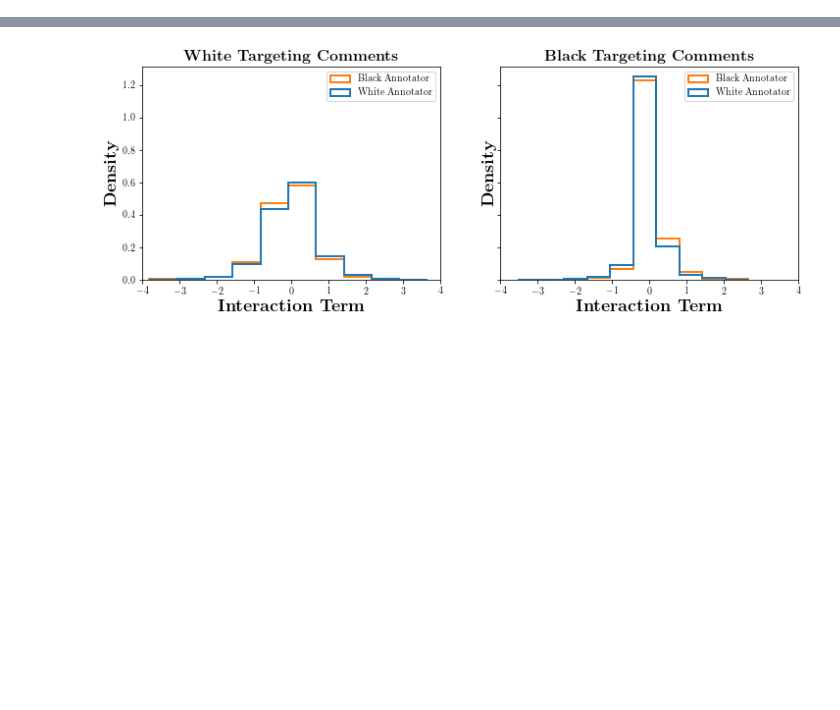
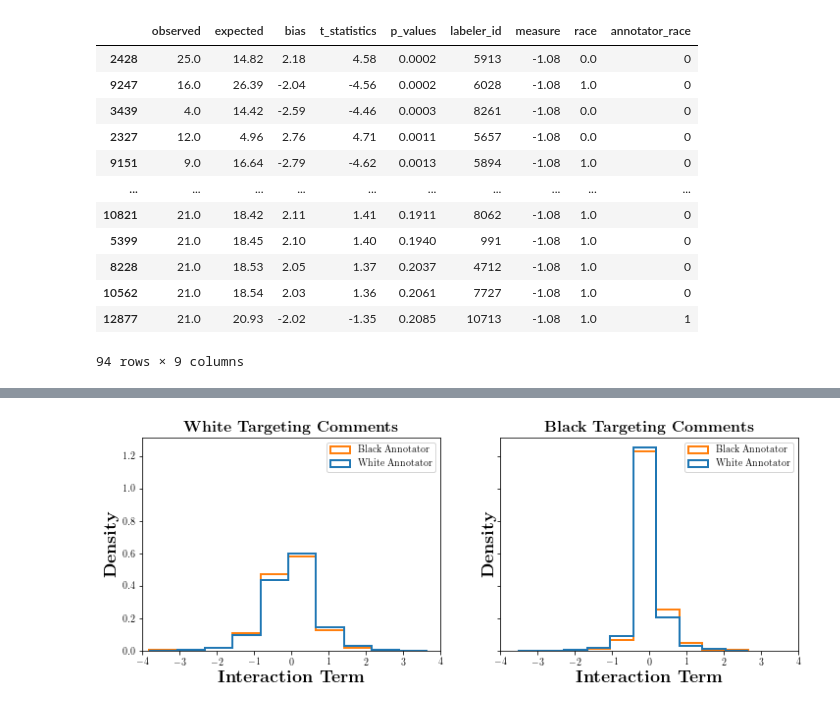
Before and after one commit to dlab-projects/annotator_sensitivity_irt, a Jupyter notebook: notebooks/analyze_exp04.ipynb, the cells around one changed output, grey strips where cells are left out. Saved outputs shown, nothing was run; the diff lists cells and outputs as text; code cells hidden in the pictures; blank space fills up the shorter version.

```diff
--- a/notebooks/analyze_exp04.ipynb
+++ b/notebooks/analyze_exp04.ipynb
@@ -34,6 +65,8 @@ with open(bias_path) as f:
 bias_pre = lines[4:-6]
 # %%
 n_samples = len(bias_pre)
+observed = np.zeros(n_samples)
+expected = np.zeros(n_samples)
 bias_size = np.zeros(n_samples)
 t_stats = np.zeros(n_samples)
 p_vals = np.zeros(n_samples)
@@ -43,6 +76,8 @@ race = np.zeros(n_samples)
 
 for idx, line in enumerate(bias_pre):
     processed = line.replace('|', ' ').replace('>', ' ').replace('<', ' ').split()
+    observed[idx] = float(processed[0])
+    expected[idx] = float(processed[1])
     bias_size[idx] = float(processed[4])
     t_stats[idx] = float(processed[6])
     p_vals[idx] = float(processed[8])
@@ -54,6 +89,8 @@ for idx, line in enumerate(bias_pre):
         race[idx] = 1
 # %%
 df = pd.DataFrame({
+    'observed': observed,
+    'expected': expected,
     'bias': bias_size,
     't_statistics': t_stats,
     'p_values': p_vals,
@@ -68,3 +105,20 @@ subview = data[data['labeler_id'].isin(df['labeler_id'])].drop_duplicates('label
 df.loc[df['labeler_id'].isin(subview[subview[annotator_race_to_col['black']] == 1]['labeler_id']), 'annotator_race'] = 1
 # %%
 df.to_csv('interaction_term.csv')
+# %%
+df[((df['bias'] < 3) & (df['bias'] > 2)) |
+   ((df['bias'] > -3) & (df['bias'] < -2))].sort_values('p_values')
+# %% [output]
+|  | observed | expected | bias | t_statistics | p_values | labeler_id | measure | race | annotator_race |
+| 2428 | 25.0 | 14.82 | 2.18 | 4.58 | 0.0002 | 5913 | -1.08 | 0.0 | 0 |
+| 9247 | 16.0 | 26.39 | -2.04 | -4.56 | 0.0002 | 6028 | -1.08 | 1.0 | 0 |
+| 3439 | 4.0 | 14.42 | -2.59 | -4.46 | 0.0003 | 8261 | -1.08 | 0.0 | 0 |
+| 2327 | 12.0 | 4.96 | 2.76 | 4.71 | 0.0011 | 5657 | -1.08 | 0.0 | 0 |
+| 9151 | 9.0 | 16.64 | -2.79 | -4.62 | 0.0013 | 5894 | -1.08 | 1.0 | 0 |
+| ... | ... | ... | ... | ... | ... | ... | ... | ... | ... |
+| 10821 | 21.0 | 18.42 | 2.11 | 1.41 | 0.1911 | 8062 | -1.08 | 1.0 | 0 |
+| 5399 | 21.0 | 18.45 | 2.10 | 1.40 | 0.1940 | 991 | -1.08 | 1.0 | 0 |
+| 8228 | 21.0 | 18.53 | 2.05 | 1.37 | 0.2037 | 4712 | -1.08 | 1.0 | 0 |
+| 10562 | 21.0 | 18.54 | 2.03 | 1.36 | 0.2061 | 7727 | -1.08 | 1.0 | 0 |
+| 12877 | 21.0 | 20.93 | -2.02 | -1.35 | 0.2085 | 10713 | -1.08 | 1.0 | 1 |
+94 rows × 9 columns
```
Also changed, not shown: parts of 14 cells of this notebook, 3 other files.
